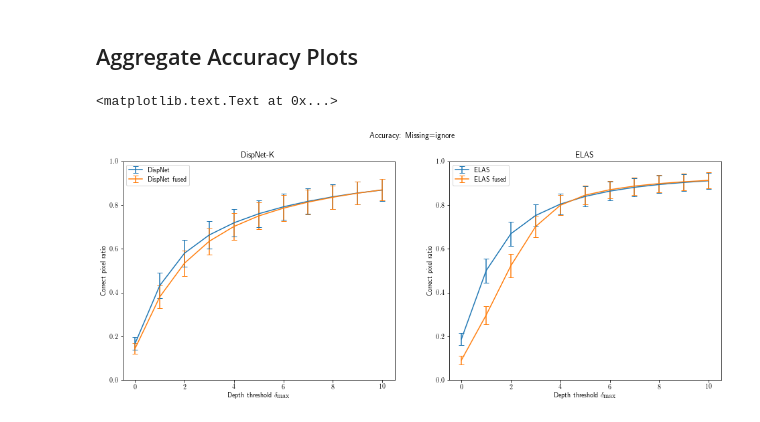
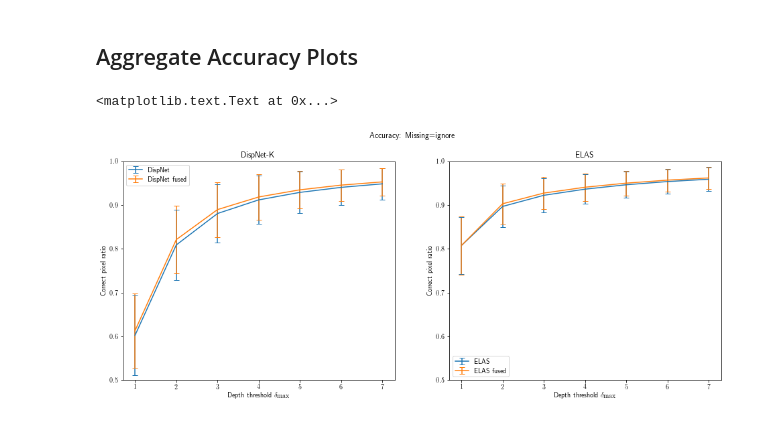
Before and after one commit to AndreiBarsan/DynSLAM, a Jupyter notebook: notebooks/DepthAnalysis.ipynb, the cells around one changed output. Cells and saved outputs as stored; diff of their text form; code cells hidden in the pictures.

```diff
--- a/notebooks/DepthAnalysis.ipynb
+++ b/notebooks/DepthAnalysis.ipynb
@@ -43,7 +43,7 @@ kitti-odometry-08-offset-3969-depth-precomputed-dispnet-voxelsize-0.0350-max-dep
 # CSV_FILE_DISPNET="../cmake-build-debug/kitti-odometry-03-offset-500-depth-precomputed-dispnet-voxelsize-0.0350-max-depth-m-16.00-results.csv"
 # CSV_FILE_ELAS ="../cmake-build-debug/kitti-odometry-03-offset-500-depth-precomputed-elas-voxelsize-0.0350-max-depth-m-16.00-results.csv"
 
-CSV_FILE_DISPNET = "../cmake-build-debug/kitti-odometry-06-offset-0-depth-precomputed-dispnet-voxelsize-0.0500-max-depth-m-20.00-results.csv"
+CSV_FILE_DISPNET = "../cmake-build-debug/kitti-odometry-06-offset-0-depth-precomputed-dispnet-voxelsize-0.0300-max-depth-m-20.00-results.csv"
 CSV_FILE_ELAS = "../cmake-build-debug/kitti-odometry-06-offset-0-depth-precomputed-elas-voxelsize-0.0500-max-depth-m-20.00-results.csv"
 # %%
 frame_dn = pd.read_csv(CSV_FILE_DISPNET)
@@ -171,7 +173,7 @@ accs_fusion_e = []
 accs_fusion_stds = []
 accs_fusion_stds_e = []
 
-delta_maxes = range(0, 11)
+delta_maxes = range(1, 8)
 
 def stats_for_delta(dframe, name, delta, include_missing):
     total = dframe['{}-total-{}'.format(name, delta)]
@@ -187,7 +189,7 @@ def stats_for_delta(dframe, name, delta, include_missing):
 
     return accuracy.mean(), accuracy.std()
 
-# We should not count a missing depth value as an error.
+# We should not count a missing depth value as an error (Peidong)
 missing_are_errors = False
 for i in delta_maxes:
     fus_acc_mean, fus_acc_std = stats_for_delta(frame_dn, 'fusion', i, missing_are_errors)
@@ -202,36 +204,38 @@ for i in delta_maxes:
     accs_input.append(in_acc_mean)
     accs_input_stds.append(in_acc_std)
     accs_input_e.append(in_acc_mean_e)
     accs_input_stds_e.append(in_acc_std_e)
 
 plot_options = {
     'capsize': 4
 }
 
 # TODO look for best practices for mpl figures and use them
 plt.subplot(121)
 plt.errorbar(delta_maxes, accs_input, accs_input_stds, label='DispNet', **plot_options)
 plt.errorbar(delta_maxes, accs_fusion, accs_fusion_stds, label='DispNet fused', **plot_options)
 plt.xlabel(r"Depth threshold $\delta_{\textrm{max}}$")
 plt.ylabel(r"Correct pixel ratio")
-plt.ylim([0, 1])
+plt.ylim([0.5, 1])
 plt.title("DispNet-K")
+# plt.axvline(x=3)
 plt.legend()
 
 
 plt.subplot(122)
 plt.errorbar(delta_maxes, accs_input_e, accs_input_stds_e, label='ELAS', **plot_options)
 plt.errorbar(delta_maxes, accs_fusion_e, accs_fusion_stds_e, label='ELAS fused', **plot_options)
 plt.xlabel(r"Depth threshold $\delta_{\textrm{max}}$")
 plt.ylabel(r"Correct pixel ratio")
-plt.ylim([0, 1])
+plt.ylim([0.5, 1])
 plt.title("ELAS")
+# plt.axvline(x=3)
 plt.legend()
 
 plt.suptitle("Accuracy: {}".format("Missing=error" if missing_are_errors else "Missing=ignore" ))
 # %% [output]
 <matplotlib.text.Text at 0x...>
-[figure, old version]
+[figure, new version]
 # %%
 %ls img
 # %% [markdown]
```
Also changed, not shown: parts of 6 cells of this notebook.
